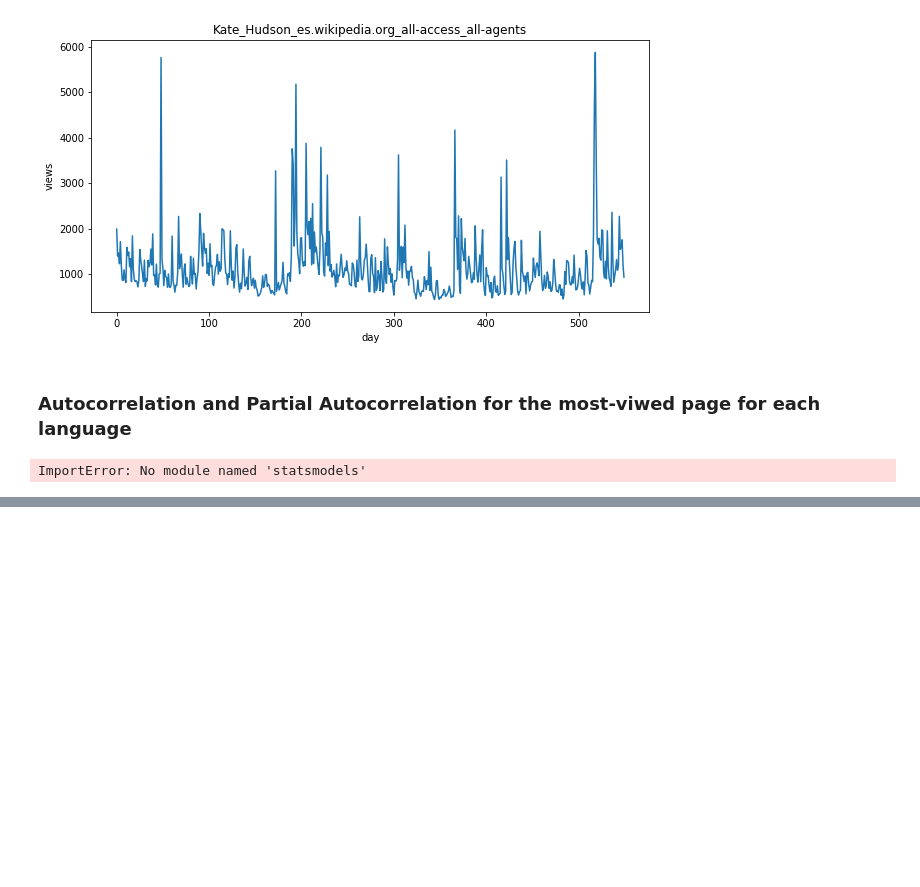
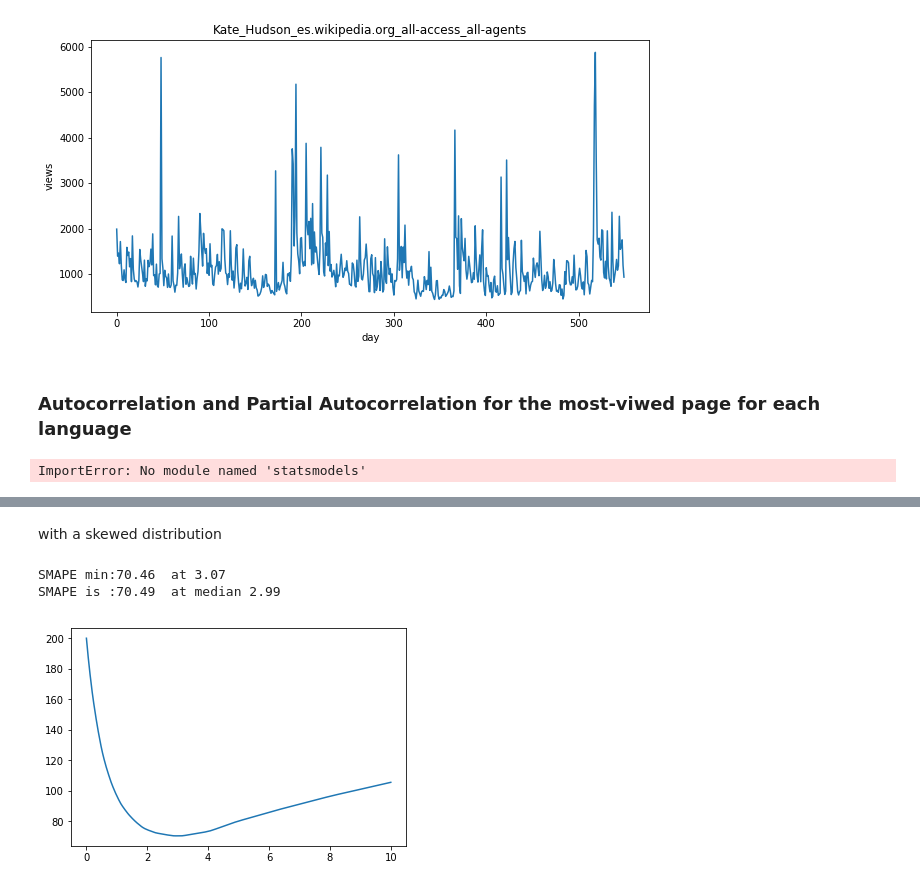
Before and after one commit to randomThoughts2018/kagglewebtraffic, a Jupyter notebook: rnn_kaggle.ipynb, the cells around one changed output, grey strips where cells are left out. Saved outputs shown, nothing was run; the diff lists cells and outputs as text; code cells hidden in the pictures; blank space fills up the shorter version.

```diff
--- a/rnn_kaggle.ipynb
+++ b/rnn_kaggle.ipynb
@@ -233,0 +292,16 @@ ImportError: No module named 'statsmodels'
+# %% [markdown]
+with a skewed distribution
+# %%
+np.random.seed(0)
+y_true = np.random.lognormal(1, 1, 100)
+y_pred = np.ones(len(y_true))
+x = np.linspace(0,10,1000)
+res = [smape(y_true, i * y_pred, 100) for i in x]
+plt.plot(x, res)
+print('SMAPE min:%0.2f' % np.min(res), ' at %0.2f' % x[np.argmin(res)])
+print('SMAPE is :%0.2f' % smape(y_true, y_pred*np.nanmedian(y_true),100),
+      ' at median %0.2f' % np.nanmedian(y_true))
+# %% [output]
+SMAPE min:70.46  at 3.07
+SMAPE is :70.49  at median 2.99
+[figure, added]
```
Also changed, not shown: parts of 10 cells of this notebook.
